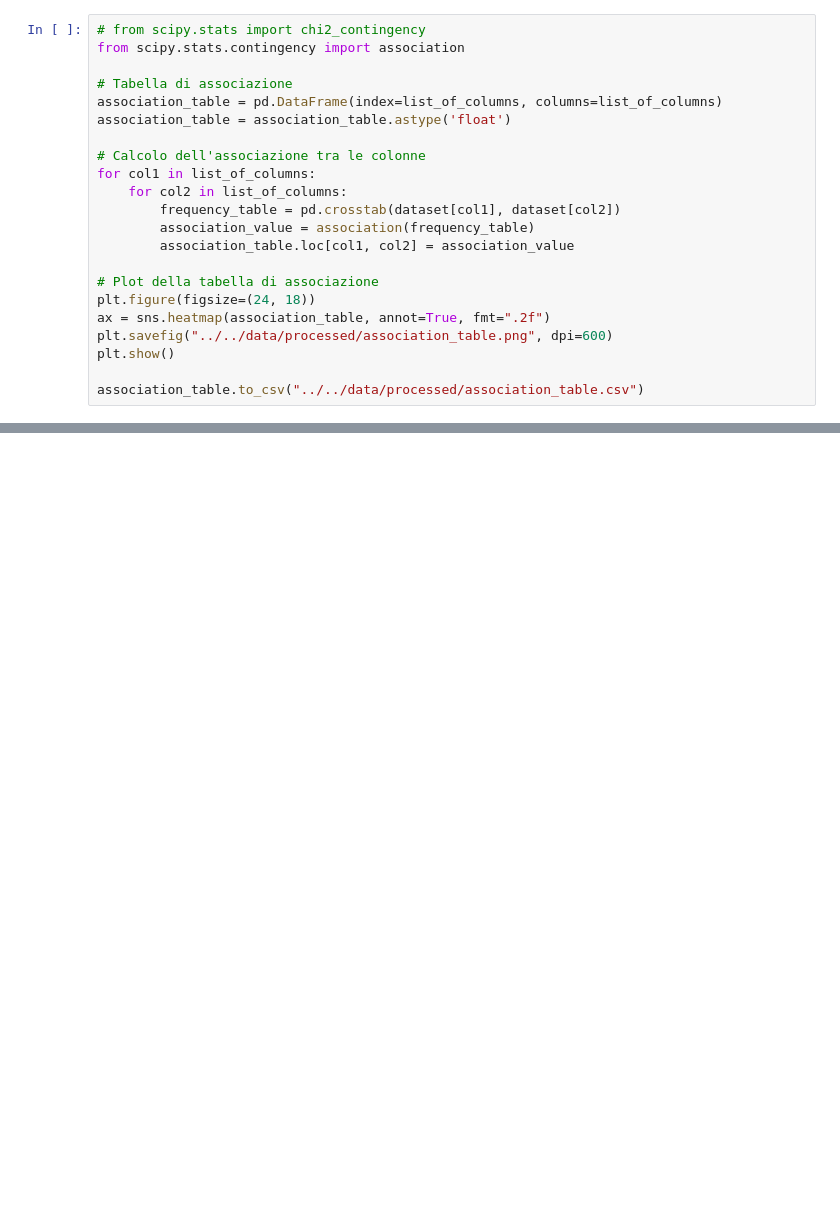
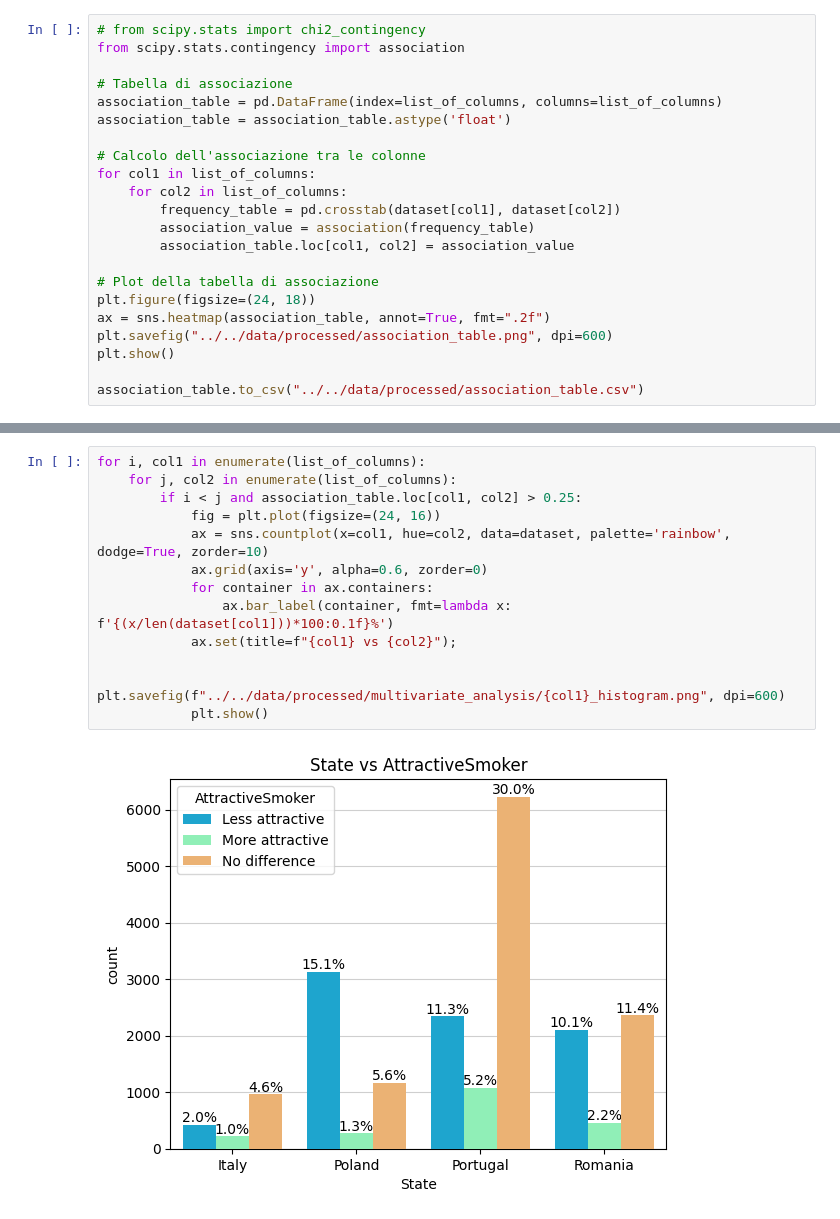
Before and after one commit to frazah/tobacco-analysis, a Jupyter notebook: src/notebooks/data_analysis.ipynb, the cells around one changed output, grey strips where cells are left out. Saved outputs shown, nothing was run; the diff lists cells and outputs as text; blank space fills up the shorter version.

Commit message:
Aggiunti countplot delle associazioni più alte

```diff
--- a/src/notebooks/data_analysis.ipynb
+++ b/src/notebooks/data_analysis.ipynb
@@ -107,0 +100,15 @@ association_table.to_csv("../../data/processed/association_table.csv")
+# %%
+for i, col1 in enumerate(list_of_columns):
+    for j, col2 in enumerate(list_of_columns):
+        if i < j and association_table.loc[col1, col2] > 0.25:
+            fig = plt.plot(figsize=(24, 16))
+            ax = sns.countplot(x=col1, hue=col2, data=dataset, palette='rainbow', dodge=True, zorder=10)
+            ax.grid(axis='y', alpha=0.6, zorder=0)
+            for container in ax.containers:
+                ax.bar_label(container, fmt=lambda x: f'{(x/len(dataset[col1]))*100:0.1f}%')
+            ax.set(title=f"{col1} vs {col2}");
+
+            plt.savefig(f"../../data/processed/multivariate_analysis/{col1}_histogram.png", dpi=600)
+            plt.show()
+# %% [output]
+[figure, added]
```
Also changed, not shown: parts of 6 cells of this notebook.
